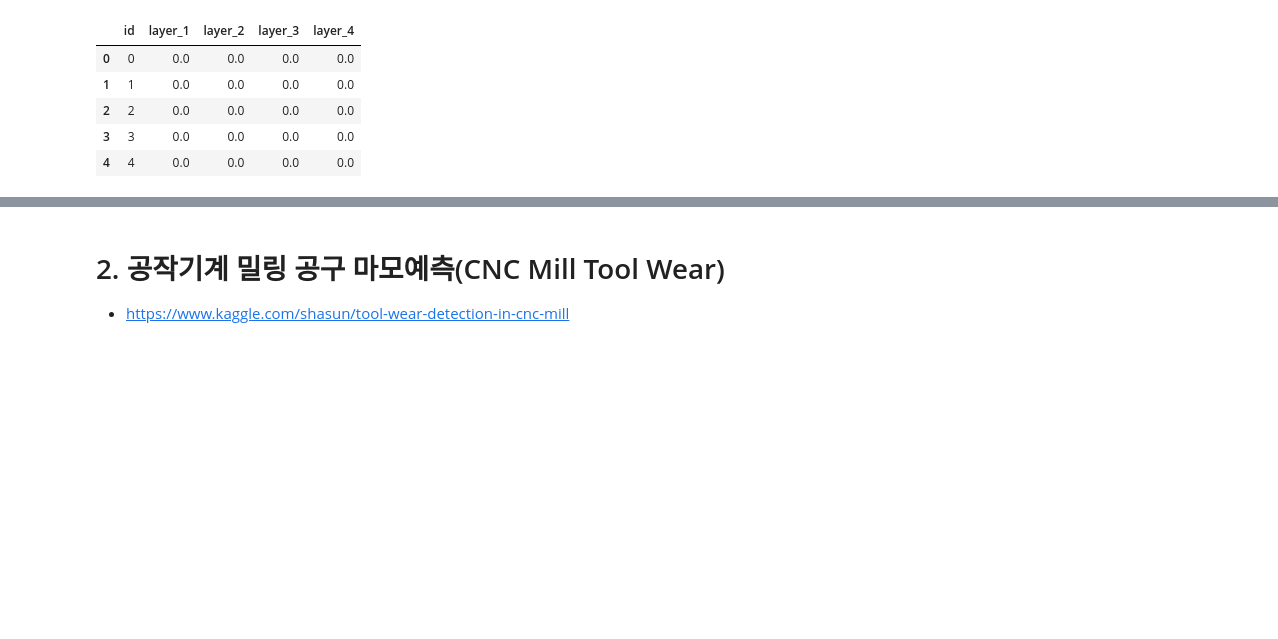
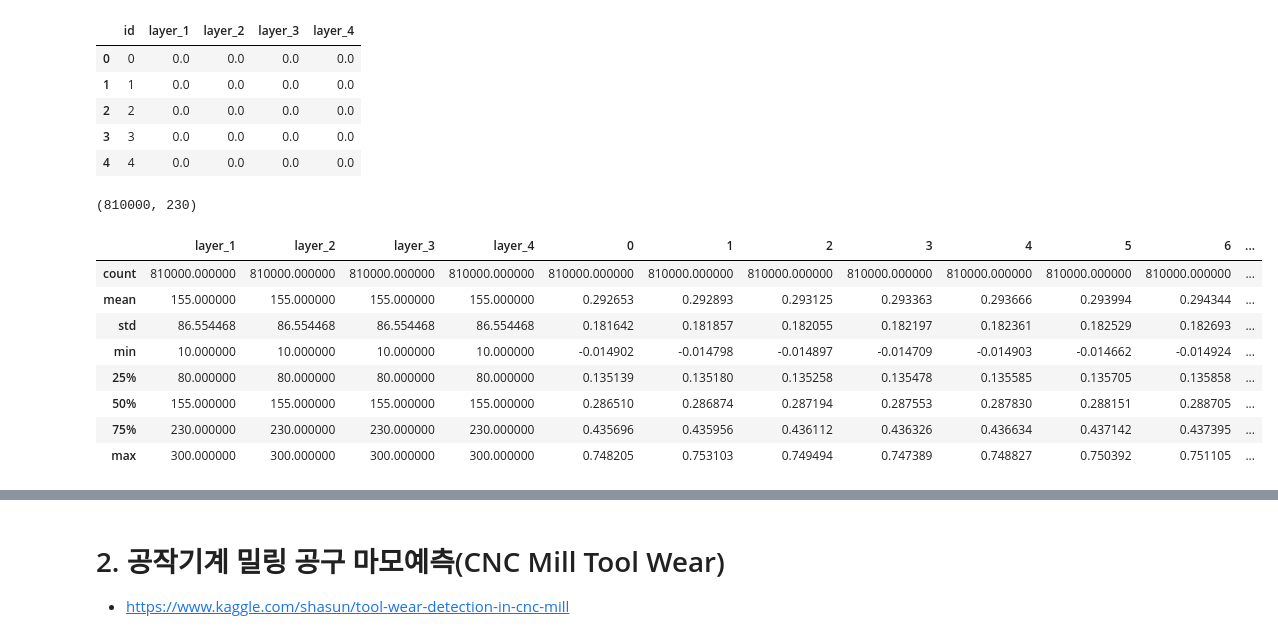
Before and after one commit to johanjun/fc_lgelectronics, a Jupyter notebook: ml project data.ipynb, the cells around one changed output, grey strips where cells are left out. Saved outputs shown, nothing was run; the diff lists cells and outputs as text; code cells hidden in the pictures; blank space fills up the shorter version.

```diff
--- a/ml project data.ipynb
+++ b/ml project data.ipynb
@@ -23,4 +29,5 @@ import pickle
 # df_train.to_pickle('df_train(data1).pkl')
 # %%
 # 데이터 로드
-df_train = pd.read_pickle('df_train(data1).pkl')
+%time
+df_train = pd.read_pickle('data1/df_train(data1).pkl')
@@ -67,3 +77,19 @@ df_sub.head()
 | 2 | 2 | 0.0 | 0.0 | 0.0 | 0.0 |
 | 3 | 3 | 0.0 | 0.0 | 0.0 | 0.0 |
 | 4 | 4 | 0.0 | 0.0 | 0.0 | 0.0 |
+# %%
+df_train.shape
+# %% [output]
+(810000, 230)
+# %%
+df_train.describe()
+# %% [output]
+|  | layer_1 | layer_2 | layer_3 | layer_4 | 0 | 1 | 2 | 3 | 4 | 5 | 6 | ... |
+| count | 810000.000000 | 810000.000000 | 810000.000000 | 810000.000000 | 810000.000000 | 810000.000000 | 810000.000000 | 810000.000000 | 810000.000000 | 810000.000000 | 810000.000000 | ... |
+| mean | 155.000000 | 155.000000 | 155.000000 | 155.000000 | 0.292653 | 0.292893 | 0.293125 | 0.293363 | 0.293666 | 0.293994 | 0.294344 | ... |
+| std | 86.554468 | 86.554468 | 86.554468 | 86.554468 | 0.181642 | 0.181857 | 0.182055 | 0.182197 | 0.182361 | 0.182529 | 0.182693 | ... |
+| min | 10.000000 | 10.000000 | 10.000000 | 10.000000 | -0.014902 | -0.014798 | -0.014897 | -0.014709 | -0.014903 | -0.014662 | -0.014924 | ... |
+| 25% | 80.000000 | 80.000000 | 80.000000 | 80.000000 | 0.135139 | 0.135180 | 0.135258 | 0.135478 | 0.135585 | 0.135705 | 0.135858 | ... |
+| 50% | 155.000000 | 155.000000 | 155.000000 | 155.000000 | 0.286510 | 0.286874 | 0.287194 | 0.287553 | 0.287830 | 0.288151 | 0.288705 | ... |
+| 75% | 230.000000 | 230.000000 | 230.000000 | 230.000000 | 0.435696 | 0.435956 | 0.436112 | 0.436326 | 0.436634 | 0.437142 | 0.437395 | ... |
+| max | 300.000000 | 300.000000 | 300.000000 | 300.000000 | 0.748205 | 0.753103 | 0.749494 | 0.747389 | 0.748827 | 0.750392 | 0.751105 | ... |
```
Also changed, not shown: parts of 43 cells of this notebook.
